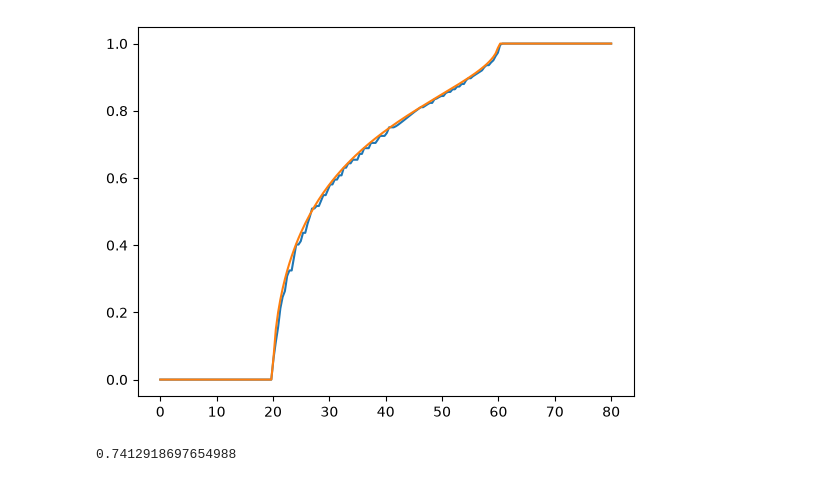
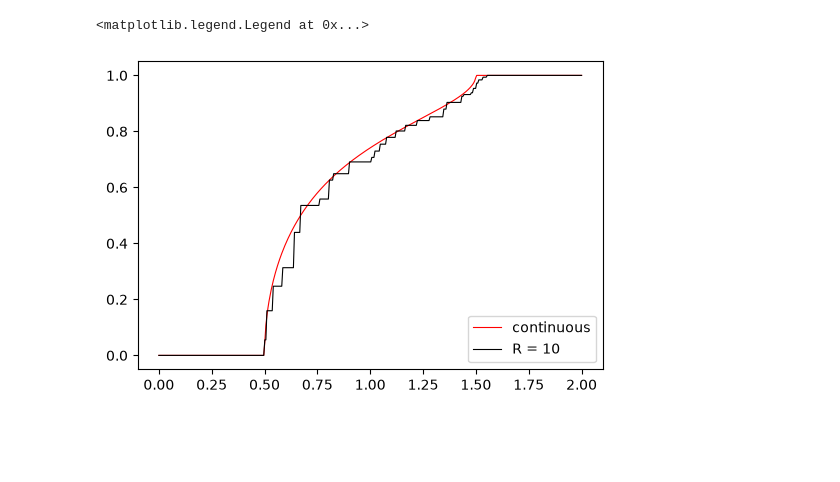
Before and after one commit to drblanc/hfunctions, a Jupyter notebook: SnellDoyle.ipynb, the cells around one changed output. Cells and saved outputs as stored; diff of their text form; code cells hidden in the pictures; blank space fills up the shorter version.

```diff
--- a/SnellDoyle.ipynb
+++ b/SnellDoyle.ipynb
@@ -4,6 +4,21 @@ import numpy as np
 from itertools import product, count
 import math
 import cmath
+# %%
+def exactharm(R, r, x0):
+    "Compute the exact h function h(r) for the circle of radius R with base point x0 (assumed real)"
+    sR = 1
+    sr = r/R
+    sx0 = x0/R
+    if abs(sx0) + sr <= 1:
+        return 0
+    if 1 + abs(sx0) <= sr:
+        return 1
+    costheta = (sr**2 - 1 - sx0**2) / (-2*sx0)
+    sintheta = math.sqrt(1-costheta**2)
+    bz = costheta + 1j*sintheta
+    newz = (bz-sx0)*(1-1/sx0)/((bz-1/sx0)*(1-sx0))
+    return cmath.phase(newz) / math.pi
 # %%
 def circleverts(radius):
     """Returns list of interior point coordinates and a list of boundary point coordinates"""
@@ -13,7 +28,8 @@ def circleverts(radius):
         if x*x+y*y < radius*radius:
             inner.append((x,y))
         else:
-            if x*x+y*y < (radius+1)*(radius+1):
+            # 0.8 is a bit arbitrary, chosen to lazily remove unreachable bdy points when R=10
+            if x*x+y*y < (radius+0.8)*(radius+0.8):
                 boundary.append((x,y))
     return inner, boundary
 # %%
@@ -66,13 +107,13 @@ Wall time: 1.19 s
 intidx = dict(zip(interior, count()))
 bdyidx = dict(zip(boundary, count()))
 
-basex = 20
+basex = R // 2 # 20
 basept = (-basex,0)
 baseidx = intidx[basept]
 
 dists = np.sqrt((np.array(bx) - basept[0]) ** 2 + (np.array(by) - basept[1])**2)
 
-r = np.linspace(0,2*R,200)
+r = np.linspace(0,2*R,400)
 harm = r*0
 for i in range(len(r)):
     harm[i] = np.dot(B[baseidx], dists < r[i])
@@ -80,9 +121,15 @@ for i in range(len(r)):
 xharm = r*0
 for i in range(len(r)):
     xharm[i] = exactharm(R, r[i], basex)
+    #print(r[i], xharm[i], R, basex)
 # %%
-plt.plot(r,harm)
-plt.plot(r, xharm)
-plt.savefig('harm40.png')
+sr = r/R
+plt.gcf().set_size_inches(6,4)
+plt.plot(sr, xharm, color = 'red',  lw=0.8, label='continuous')
+plt.plot(sr,harm, color='black', lw=0.8, label=f"R = {R}")
+plt.legend(loc='lower right')
+#plt.plot(r, xharm)
+#plt.savefig('harm60.pdf')
 # %% [output]
+<matplotlib.legend.Legend at 0x...>
-[figure, old version]
+[figure, new version]
@@ -103,4 +135,0 @@ def exactharm(R, r, x0):
-# %%
-exactharm(40, 40, 20)
-# %% [output]
-0.7412918697654988
```
Also changed, not shown: parts of 3 cells of this notebook, 1 other file.
